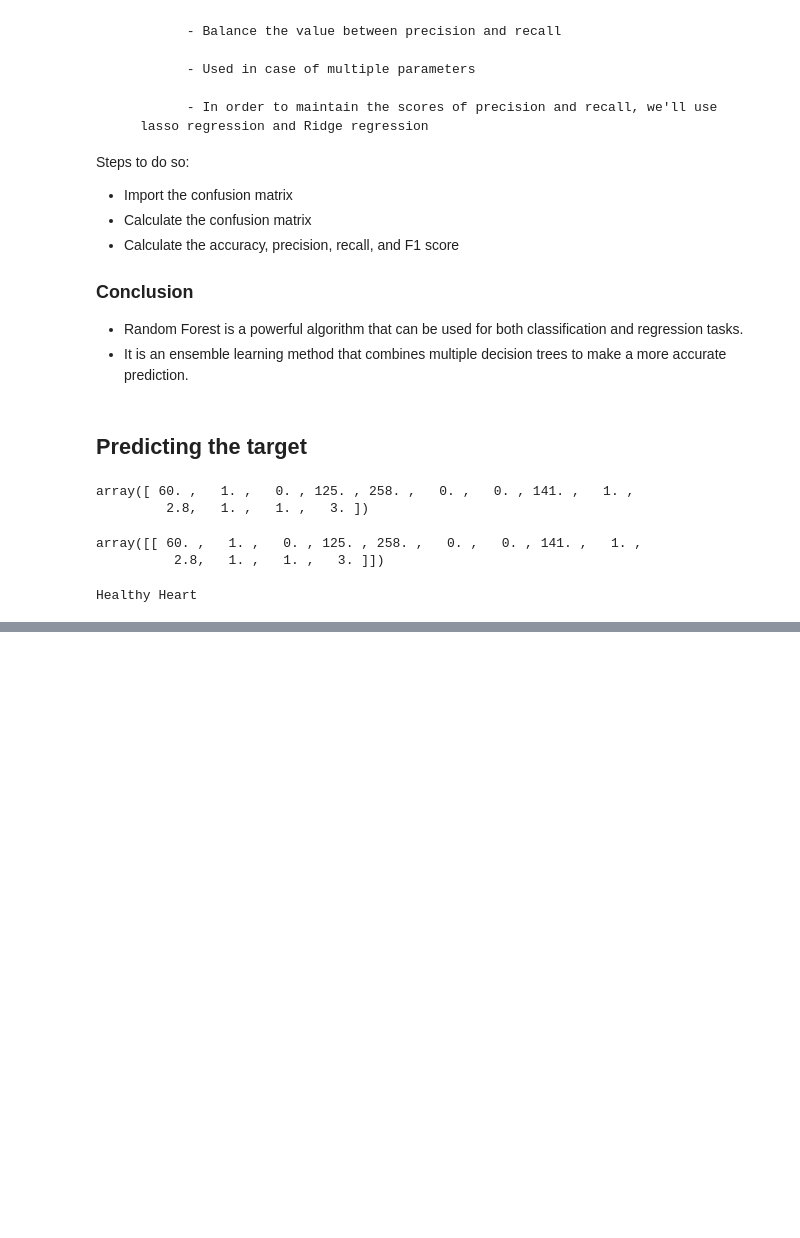
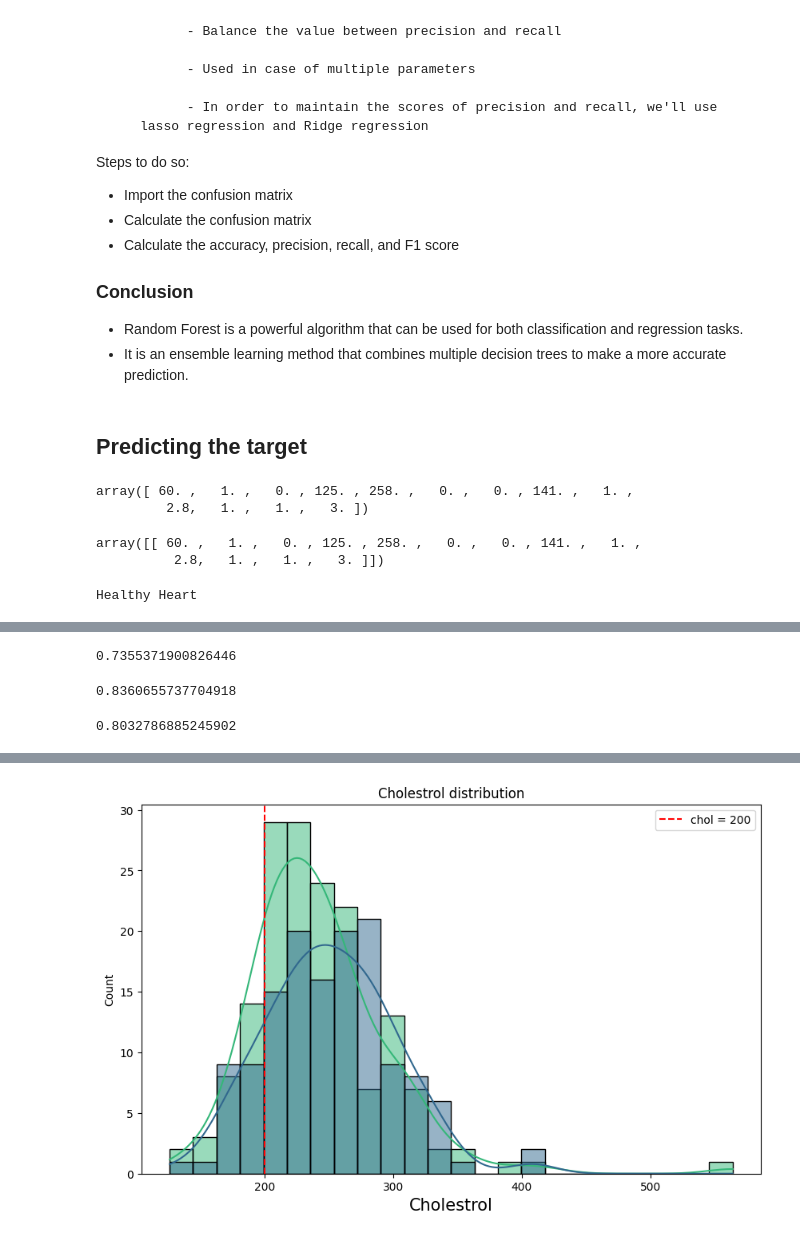
Before and after one commit to XDFrost/Heart-Disease-Prediction-Model, a Jupyter notebook: Algo_comparison.ipynb, the cells around one changed output, grey strips where cells are left out. Saved outputs shown, nothing was run; the diff lists cells and outputs as text; code cells hidden in the pictures; blank space fills up the shorter version.

```diff
--- a/Algo_comparison.ipynb
+++ b/Algo_comparison.ipynb
@@ -864,0 +865,12 @@ Healthy Heart
+# %%
+print(naive_train_accuracy)
+# %% [output]
+0.7355371900826446
+# %%
+print(decision_test_accuracy)
+# %% [output]
+0.8360655737704918
+# %%
+print(RandomForest_test_accuracy)
+# %% [output]
+0.8032786885245902
@@ -864,0 +968,3 @@ Healthy Heart
+# %%
+obj.chol_generate(200)
+# %% [output]
@@ -864,0 +972 @@ Healthy Heart
+[figure, added]
```
Also changed, not shown: parts of 32 cells of this notebook, 15 other files.
